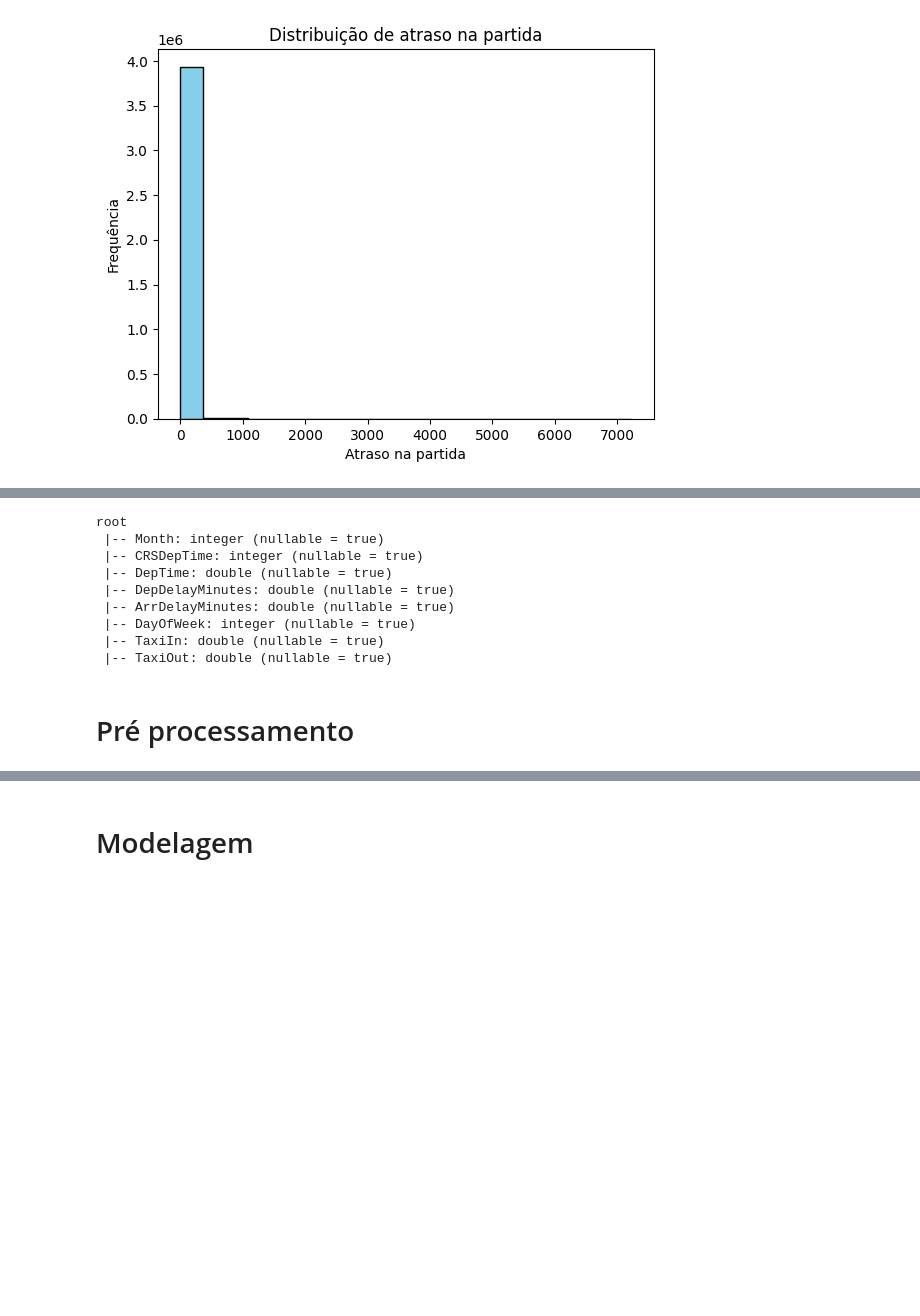
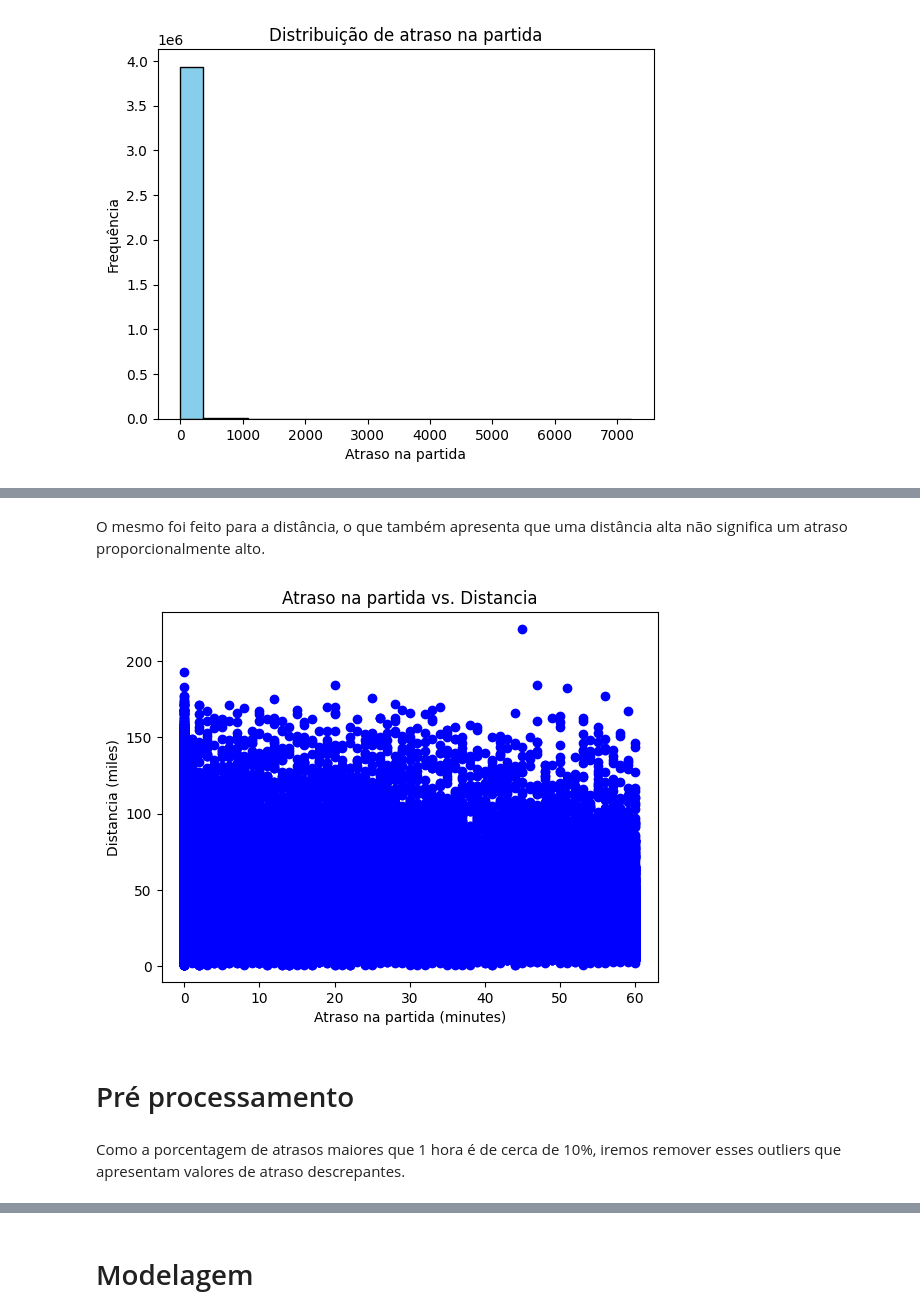
Before and after one commit to RodrigoRVSN/ac2-spark-big-data, a Jupyter notebook: user_data/ac2.ipynb, the cells around one changed output, grey strips where cells are left out. Drawn from its saved outputs; the diff is of its cells as text; code cells hidden in the pictures; blank space fills up the shorter version.

```diff
--- a/user_data/ac2.ipynb
+++ b/user_data/ac2.ipynb
@@ -347,24 +372,17 @@ plt.show()
-# %%
-allowed_types = ['int', 'double']
-
-# Filtrando colunas com tipos permitidos
-selected_columns = [col_name for col_name, col_type in dataframe.dtypes if any(data_type in col_type for data_type in allowed_types)]
-
-# Selecionando apenas as colunas permitidas
-df_filtered = dataframe.select(*selected_columns)
-
-# Mostrando o esquema do DataFrame resultante
-df_filtered.printSchema()
-# %% [output]
-root
- |-- Month: integer (nullable = true)
- |-- CRSDepTime: integer (nullable = true)
- |-- DepTime: double (nullable = true)
- |-- DepDelayMinutes: double (nullable = true)
- |-- ArrDelayMinutes: double (nullable = true)
- |-- DayOfWeek: integer (nullable = true)
- |-- TaxiIn: double (nullable = true)
- |-- TaxiOut: double (nullable = true)
+# %% [markdown]
+O mesmo foi feito para a distância, o que também apresenta que uma distância alta não significa um atraso proporcionalmente alto.
+# %%
+arr_distance_values = filtered_dataframe.select("Distance").rdd.flatMap(lambda x: x).collect()
+arr_delay_values = filtered_dataframe.select("DepDelayMinutes").rdd.flatMap(lambda x: x).collect()
+plt.scatter(arr_delay_values, arr_taxi_in_values, color="blue", marker="o")
+plt.xlabel("Atraso na partida (minutes)")
+plt.ylabel("Distancia (miles)")
+plt.title("Atraso na partida vs. Distancia")
+plt.show()
+# %% [output]
+[figure, added]
 # %% [markdown]
 # Pré processamento
+# %% [markdown]
+Como a porcentagem de atrasos maiores que 1 hora é de cerca de 10%, iremos remover esses outliers que apresentam valores de atraso descrepantes.
 # %%
```
Also changed, not shown: parts of 23 cells of this notebook.
